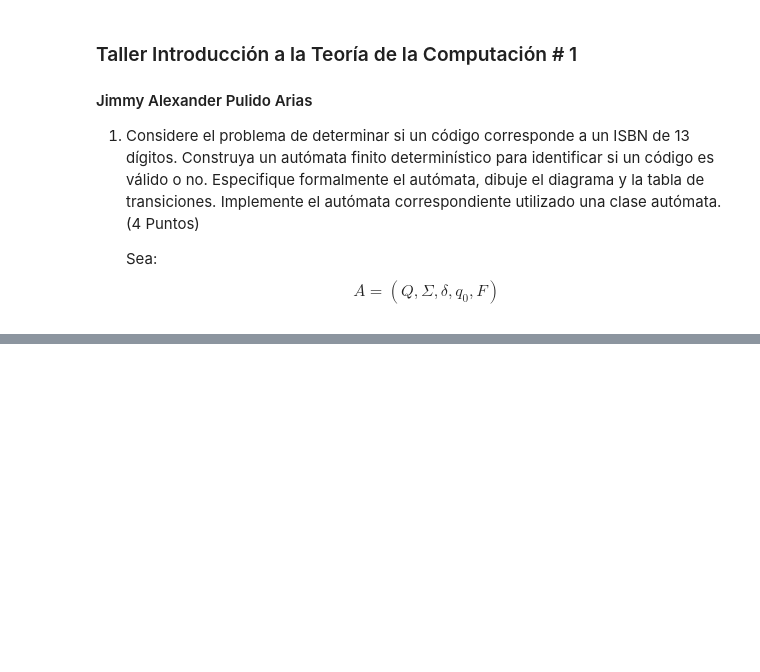
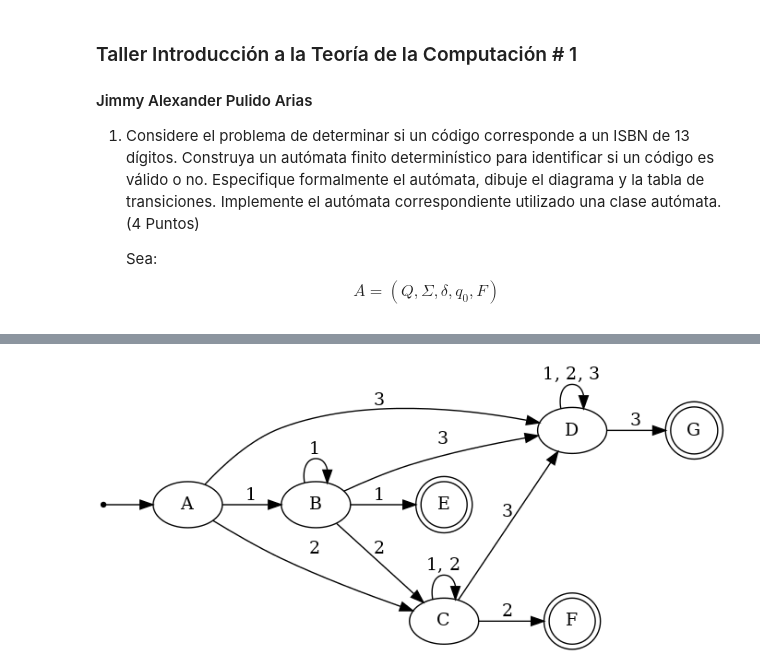
Before and after one commit to jiapulidoar/Teor-a-de-la-Computaci-n, a Jupyter notebook: Taller 1 .ipynb, the cells around one changed output, grey strips where cells are left out. Cells and saved outputs as stored; diff of their text form; code cells hidden in the pictures; blank space fills up the shorter version.

```diff
--- a/Taller 1 .ipynb
+++ b/Taller 1 .ipynb
@@ -99,0 +144,22 @@ Entonces decimos que $$M' = (Q,\Sigma,\delta, q_{0}, F') \ \ donde \ \ F' = Q -
+# %%
+G = nx.DiGraph()
+G.graph['rankdir'] = 'LR'
+G.graph['dpi'] = 100
+G.add_node('start', shape = "point")
+G.add_edge('start','A');
+final = ('E','F','G');
+G.add_nodes_from(final,shape='doublecircle');
+a1= [('A','B'),('B','B'),('B','E')]
+a2= [('A','C'),('B','C'),('C','F')]
+a3= [('A','D'),('B','D'),('C','D'),('D','G')]
+a12 = [('C','C')]
+a123 = [('D','D')]
+G.add_edges_from(a1,label='1');
+G.add_edges_from(a2,label='2');
+G.add_edges_from(a3,label="3");
+
+G.add_edges_from(a12,label="1, 2");
+G.add_edges_from(a123,label="1, 2, 3");
+draw(G)
+# %% [output]
+[figure, added]
```
Also changed, not shown: parts of 5 cells of this notebook.
